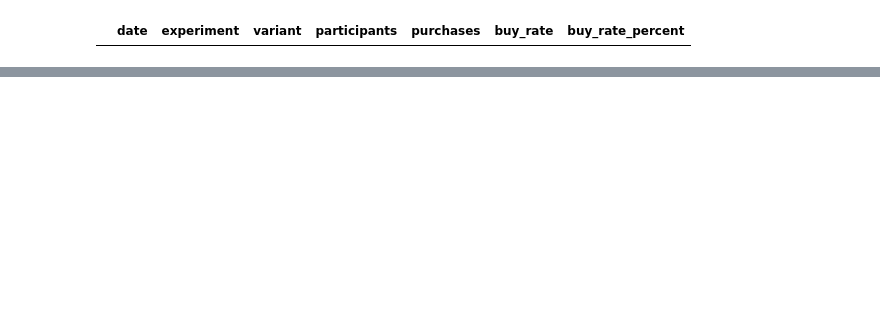
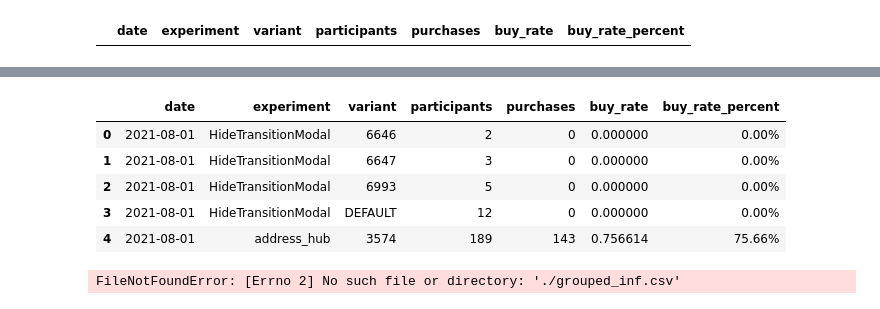
Before and after one commit to jmpaiba123/AB_Testing_Meli, a Jupyter notebook: jupyter_notebooks/AB_testing_meli.ipynb, the cells around one changed output, grey strips where cells are left out. Cells and saved outputs as stored; diff of their text form; code cells hidden in the pictures; blank space fills up the shorter version.

```diff
--- a/jupyter_notebooks/AB_testing_meli.ipynb
+++ b/jupyter_notebooks/AB_testing_meli.ipynb
@@ -497,37 +521,65 @@ Press CTRL+C to quit
+# %%
+df_results.head()
+# %% [output]
+|  | date | experiment | variant | participants | purchases | buy_rate | buy_rate_percent |
+| 0 | 2021-08-01 | HideTransitionModal | 6646 | 2 | 0 | 0.000000 | 0.00% |
+| 1 | 2021-08-01 | HideTransitionModal | 6647 | 3 | 0 | 0.000000 | 0.00% |
+| 2 | 2021-08-01 | HideTransitionModal | 6993 | 5 | 0 | 0.000000 | 0.00% |
+| 3 | 2021-08-01 | HideTransitionModal | DEFAULT | 12 | 0 | 0.000000 | 0.00% |
+| 4 | 2021-08-01 | address_hub | 3574 | 189 | 143 | 0.756614 | 75.66% |
 # %%
+import os
+import pandas as pd
+from flask import (Flask, redirect, jsonify, render_template, request,
+                   send_from_directory, url_for)
+
+url = "./grouped_inf.csv"
+
+try:
+    df_results = pd.read_csv(url, sep=",")
+except ValueError:
+    print("error en la lectura del archivo")
 
 
-def get_experiment_results(experiment_id):
+app = Flask(__name__)
+
+@app.route('/experiment/<exp_name>/result')
+
+def get_experiment_results(exp_name):
 
     # Obtenemos el valor del parámetro "day" para la solicitud HTTP
     day = request.args.get('day')
+    print(day)
+    print(exp_name)
 
     # Validamos que la fecha proporcionada es correcta, de lo contrario mostrara el error "fecha invalida"
+    if len(day) == 0:
+        return jsonify({'error': 'fecha invalida'}), 400
     try:
-        day = pd.Timestamp(day).floor('D')
+        day_validation = pd.Timestamp(day).floor('D')
     except ValueError:
         return jsonify({'error': 'fecha invalida'}), 400
 
     # Filtramos los datos del dataframe para obtener los resultados del día y experimento que deseamos conocer
-    filtered_results = results_df_api[(results_df_api['date'] == day) & (results_df_api['experiment_name'] == experiment_id)]
-
+    filtered_results = df_results[(df_results['experiment'] == exp_name)&(df_results['date'] == day)]
+    print(filtered_results)
     # Si no hay resultados para ese día y ese experimento, se muestra el error "experimento no encontrado"
     if filtered_results.empty:
         return jsonify({'error': 'experimento no encontrado'}), 404
 
     # Calculamos los resultados requeridos, en este caso, total de participantes y total de compras
-    total_participants = filtered_results['totals'].sum()
-    winners = filtered_results.loc[filtered_results['positives'].idxmax(), 'variant_id']
+    total_participants = filtered_results['participants'].sum()
+    winners = filtered_results.loc[filtered_results['purchases'].idxmax(), 'variant']
     variants = []
     for index, row in filtered_results.iterrows():
         variants.append({
-            'id': row['variant_id'],
-            'numero_de_compras': str(row['positives'])
+            'id': row['variant'],
+            'numero_de_compras': str(row['purchases'])
         })
 
     # Presentamos los resultados en el formato requerido
     results = {
-        experiment_id: {
+        exp_name: {
             'numero_de_participantes': str(total_participants),
             'ganador': winners,
             'variantes': variants
@@ -538,3 +590,5 @@ def get_experiment_results(experiment_id):
 # Iniicamos la API en el local host
 if __name__ == '__main__':
     app.run()
+# %% [output]
+FileNotFoundError: [Errno 2] No such file or directory: './grouped_inf.csv'
```
Also changed, not shown: parts of 13 cells of this notebook, 7 other files.
